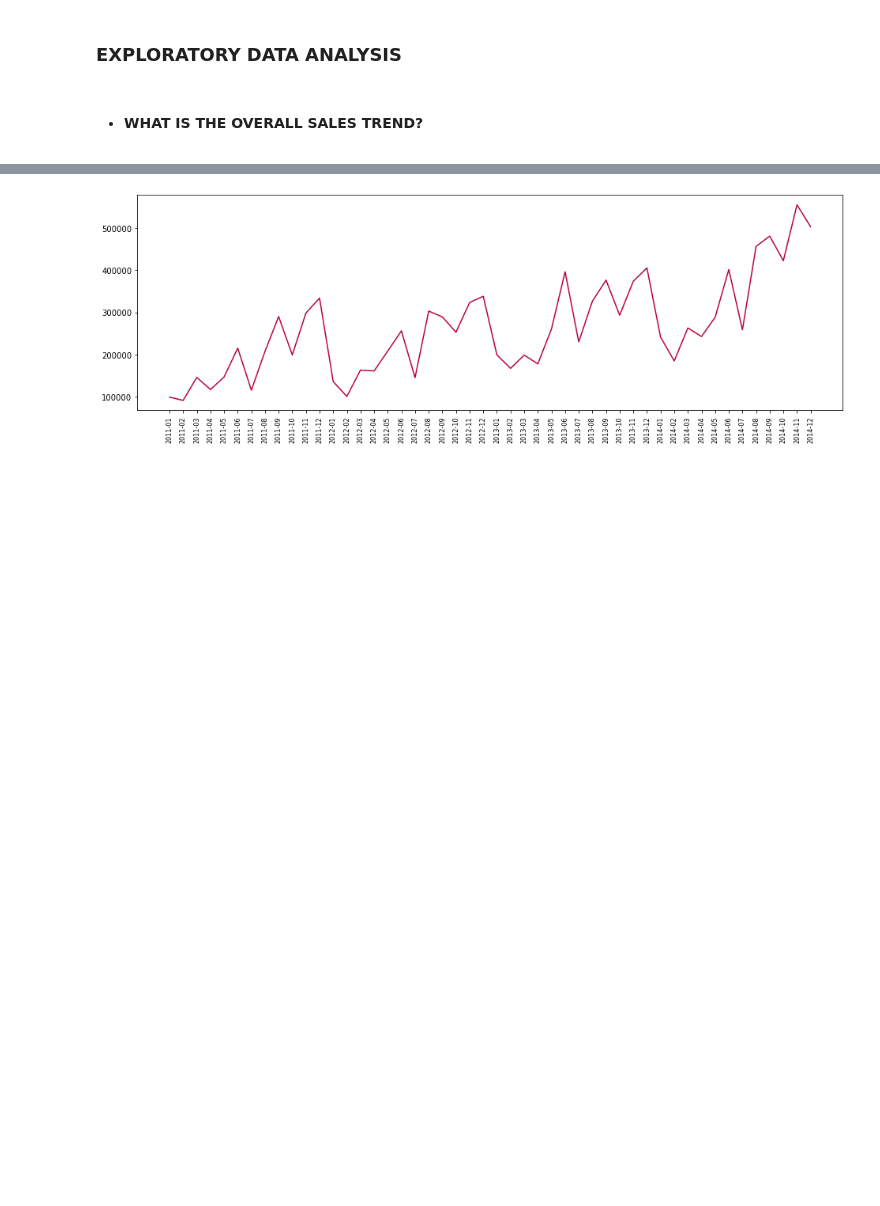
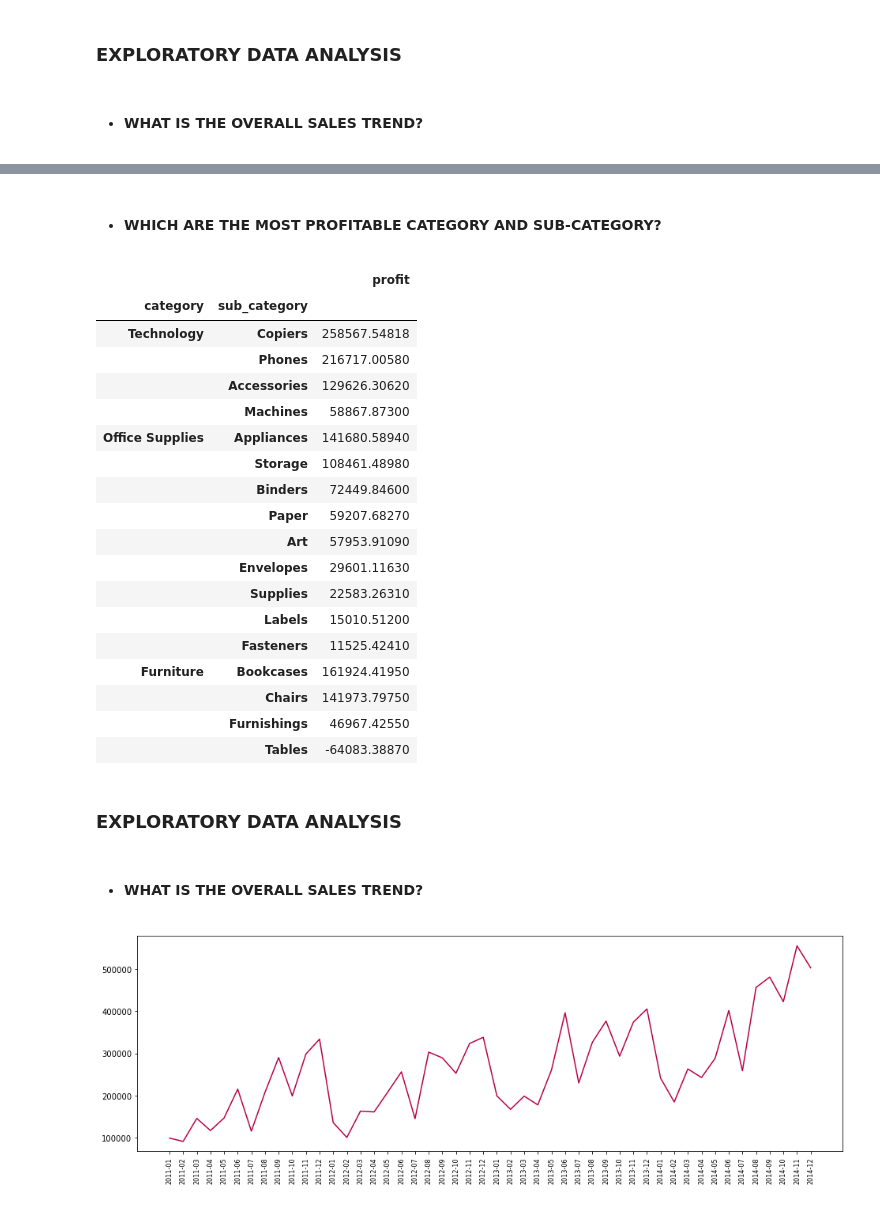
Before and after one commit to AnishKhamkar7/Sales-Analysis, a Jupyter notebook: SalesAnalysis.ipynb, the cells around one changed output, grey strips where cells are left out. Drawn from its saved outputs; the diff is of its cells as text; code cells hidden in the pictures; blank space fills up the shorter version.

```diff
--- a/SalesAnalysis.ipynb
+++ b/SalesAnalysis.ipynb
@@ -71,0 +221,32 @@ df['month_year'] = df['order_date'].apply(lambda x: x.strftime('%Y-%m'))
+# %% [markdown]
+- <h4> WHICH ARE THE MOST PROFITABLE CATEGORY AND SUB-CATEGORY?
+# %%
+# Grouping products by Category and Sub-Category
+cat_subcat = pd.DataFrame(df.groupby(['category', 'sub_category']).sum()['profit'])
+
+# Sorting the values
+cat_subcat.sort_values(['category','profit'], ascending=False)
+# %% [output]
+|  |  | profit |
+| category | sub_category |  |
+| Technology | Copiers | 258567.54818 |
+|  | Phones | 216717.00580 |
+|  | Accessories | 129626.30620 |
+|  | Machines | 58867.87300 |
+| Office Supplies | Appliances | 141680.58940 |
+|  | Storage | 108461.48980 |
+|  | Binders | 72449.84600 |
+|  | Paper | 59207.68270 |
+|  | Art | 57953.91090 |
+|  | Envelopes | 29601.11630 |
+|  | Supplies | 22583.26310 |
+|  | Labels | 15010.51200 |
+|  | Fasteners | 11525.42410 |
+| Furniture | Bookcases | 161924.41950 |
+|  | Chairs | 141973.79750 |
+|  | Furnishings | 46967.42550 |
+|  | Tables | -64083.38870 |
+# %% [markdown]
+<h3> EXPLORATORY DATA ANALYSIS
+# %% [markdown]
+- <h4> WHAT IS THE OVERALL SALES TREND?
```
Also changed, not shown: parts of 31 cells of this notebook.
